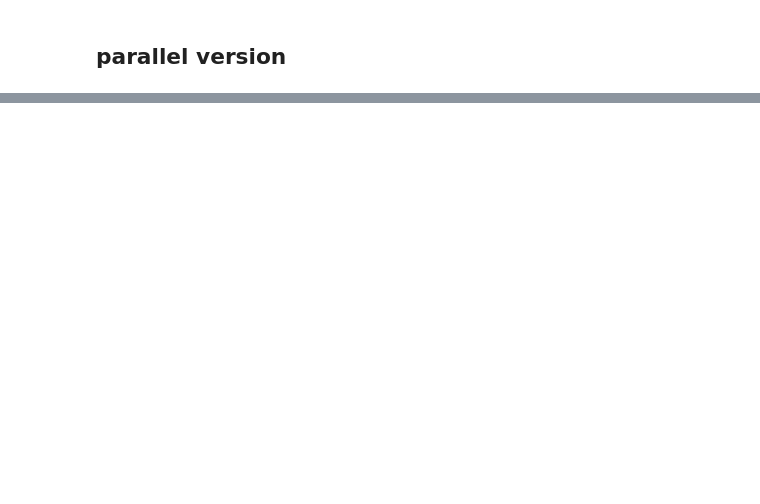
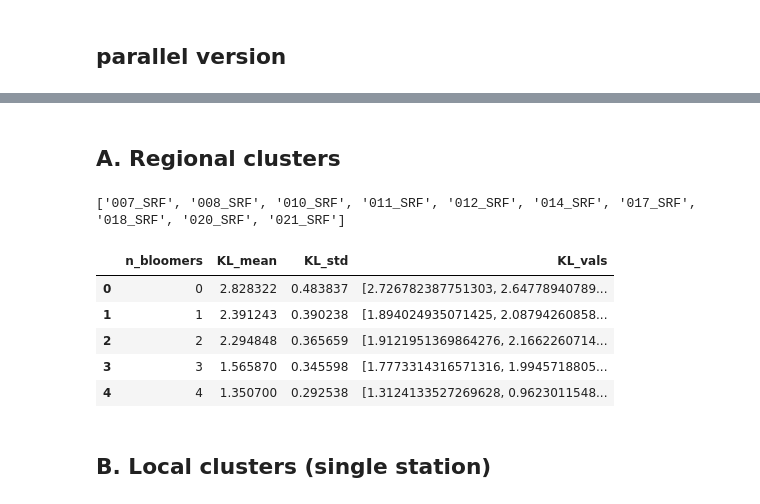
Before and after one commit to epigani/Dominant_Neutral_Communities, a Jupyter notebook: code/notebooks/02_species_by_species.ipynb, the cells around one changed output, grey strips where cells are left out. Drawn from its saved outputs; the diff is of its cells as text; code cells hidden in the pictures; blank space fills up the shorter version.

```diff
--- a/code/notebooks/02_species_by_species.ipynb
+++ b/code/notebooks/02_species_by_species.ipynb
@@ -1151,0 +1287,75 @@ A_reduced, hist = greedy_global_remove_to_minimize_KL(
+# %% [markdown]
+## A. Regional clusters
+# %%
+# esempio di breakpoints presi dalla figura (aggiorna con i numeri giusti)
+breaks = [
+    ('MS', 30),
+    ('RS', 34),
+    ('IO', 40),
+    ('SAO', 76),
+    ('SO', 93),
+    ('SPO', 110),
+    ('NPO', 150),
+    ('NAO', 190),
+    ('AO', 210),
+]
+
+# funzione adattata per lavorare direttamente sulle colonne del tuo df
+import re
+from collections import defaultdict
+
+def build_region_dict_from_breaks(breaks, columns):
+    """
+    breaks: lista (label, max_station) in ordine crescente
+    columns: lista di nomi tipo '158_SRF'
+    Ritorna: dict {label: [colonne]}
+    """
+    # estrai numero della stazione da ciascuna colonna
+    col_station_map = {}
+    for c in columns:
+        m = re.match(r"^0*([0-9]+)", str(c))  # prende il numero iniziale ignorando zeri
+        if m:
+            col_station_map[int(m.group(1))] = c
+
+    stations_sorted = sorted(col_station_map.keys())
+    breaks = list(breaks)
+
+    region_dict = defaultdict(list)
+    idx = 0
+    for label, max_st in breaks:
+        while idx < len(stations_sorted) and stations_sorted[idx] <= max_st:
+            region_dict[label].append(col_station_map[stations_sorted[idx]])
+            idx += 1
+
+    # assegna eventuali colonne oltre l'ultimo breakpoint all'ultimo cluster
+    if idx < len(stations_sorted):
+        last_label = breaks[-1][0]
+        region_dict[last_label].extend([col_station_map[s] for s in stations_sorted[idx:]])
+
+    return dict(region_dict)
+
+# esempio d'uso
+clusters = build_region_dict_from_breaks(breaks, SRF_Abundances.columns)
+print(clusters['MS'][:10])  # prime 10 colonne assegnate a MS
+# %% [output]
+['007_SRF', '008_SRF', '010_SRF', '011_SRF', '012_SRF', '014_SRF', '017_SRF', '018_SRF', '020_SRF', '021_SRF']
+# %%
+numbers_of_bloomers = np.arange(0, 31)
+results_clusters = []
+for nb in numbers_of_bloomers:
+    kl_mean_cluster, kl_std_cluster, kl_vals_cluster = kl_divergence_for_clusters_MC(
+    SRF_Abundances, clusters, n_remove_per_cluster=nb, nrep=100, alpha=0.5, n_jobs=-1
+    )
+    results_clusters.append({"n_bloomers": nb, "KL_mean": kl_mean_cluster, "KL_std": kl_std_cluster, "KL_vals": kl_vals_cluster})
+# %%
+results_clusters = pd.DataFrame(results_clusters)
+results_clusters.head()
+# %% [output]
+|  | n_bloomers | KL_mean | KL_std | KL_vals |
+| 0 | 0 | 2.828322 | 0.483837 | [2.726782387751303, 2.64778940789... |
+| 1 | 1 | 2.391243 | 0.390238 | [1.894024935071425, 2.08794260858... |
+| 2 | 2 | 2.294848 | 0.365659 | [1.9121951369864276, 2.1662260714... |
+| 3 | 3 | 1.565870 | 0.345598 | [1.7773314316571316, 1.9945718805... |
+| 4 | 4 | 1.350700 | 0.292538 | [1.3124133527269628, 0.9623011548... |
+# %% [markdown]
+## B. Local clusters (single station)
```
Also changed, not shown: parts of 25 cells of this notebook, 2 other files.
